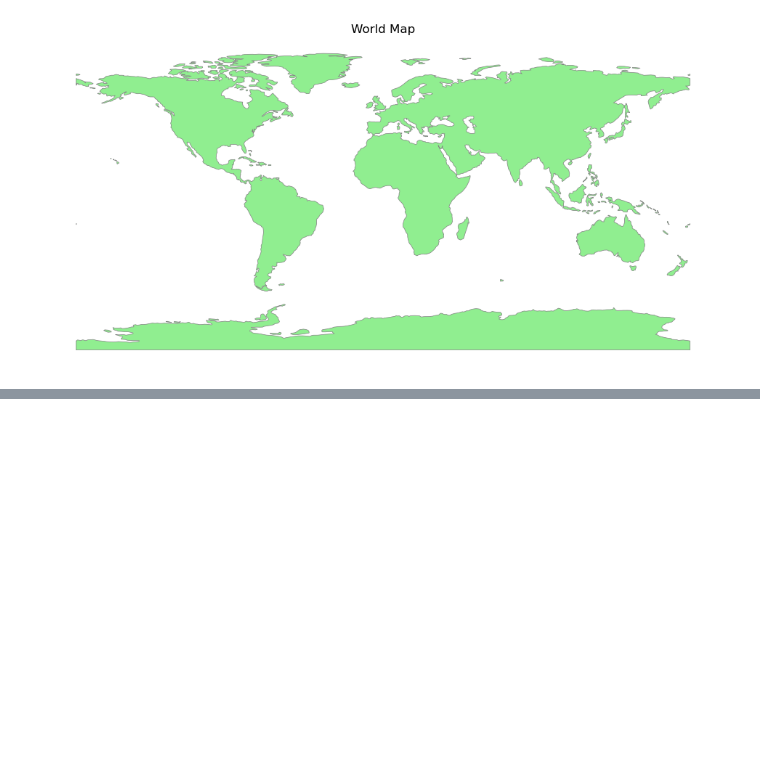
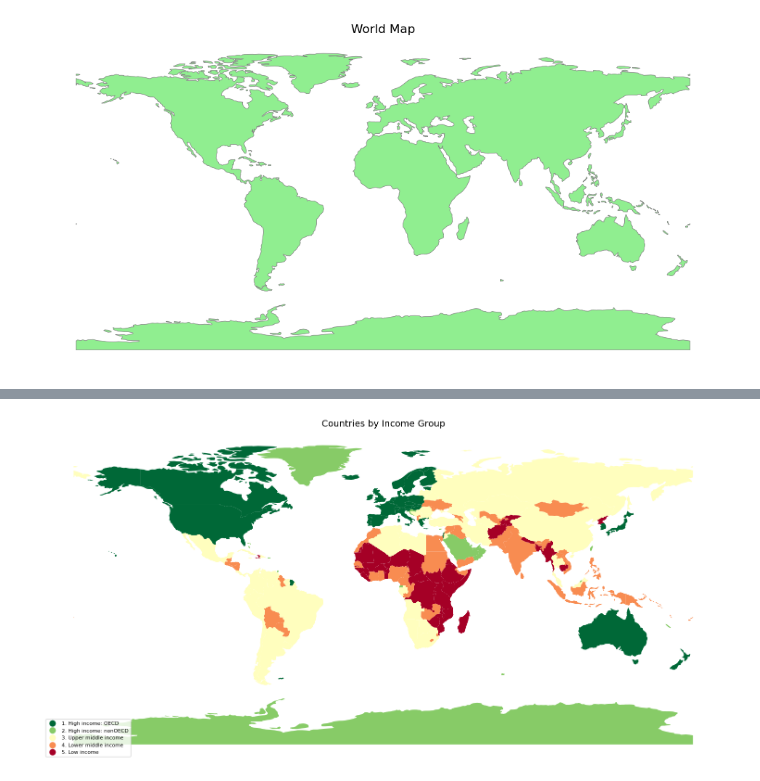
Before and after one commit to SumanaMurugan/space-to-earth-ag, a Jupyter notebook: 01_exploration.ipynb, the cells around one changed output, grey strips where cells are left out. Cells and saved outputs as stored; diff of their text form; code cells hidden in the pictures; blank space fills up the shorter version.

Commit message:
Phase 1: world map colored by income group

```diff
--- a/01_exploration.ipynb
+++ b/01_exploration.ipynb
@@ -40,0 +49,5 @@ plt.show()
+# %%
+url = "https://naciscdn.org/naturalearth/110m/cultural/ne_110m_admin_0_countries.zip"
+world = gpd.read_file(url)
+print(world.shape)
+print(world.columns.tolist())
@@ -40,0 +57,10 @@ plt.show()
+# %%
+# Keep only the columns relevant to our project
+cols = ['NAME', 'ISO_A3', 'CONTINENT', 'SUBREGION', 'INCOME_GRP', 'ECONOMY', 'POP_EST', 'GDP_MD', 'geometry']
+world_clean = world[cols].copy()
+
+# Rename for readability
+world_clean.columns = ['name', 'iso3', 'continent', 'subregion', 'income_group', 'economy', 'pop_est', 'gdp_md', 'geometry']
+
+print(world_clean.shape)
+world_clean.head(10)
@@ -40,0 +80,18 @@ plt.show()
+# %%
+fig, ax = plt.subplots(1, 1, figsize=(15, 8))
+
+world_clean.plot(
+    column='income_group',
+    ax=ax,
+    legend=True,
+    legend_kwds={'loc': 'lower left', 'fontsize': 8},
+    cmap='RdYlGn_r',
+    missing_kwds={'color': 'lightgrey', 'label': 'No data'}
+)
+
+ax.set_title('Countries by Income Group', fontsize=14)
+ax.axis('off')
+plt.tight_layout()
+plt.show()
+# %% [output]
+[figure, added]
```
Also changed, not shown: parts of 3 cells of this notebook.
